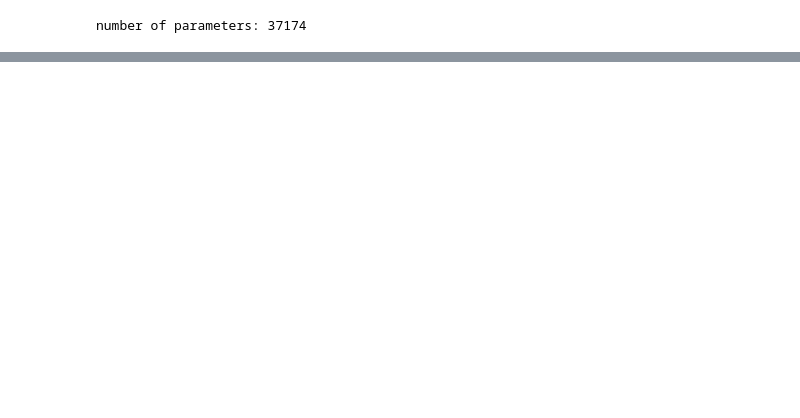
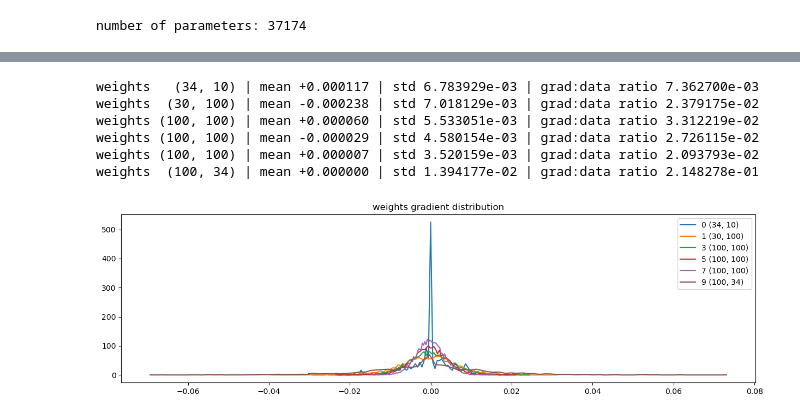
Before and after one commit to nebulaw/charmore, a Jupyter notebook: notebooks/charmore_p5.ipynb, the cells around one changed output, grey strips where cells are left out. Saved outputs shown, nothing was run; the diff lists cells and outputs as text; code cells hidden in the pictures; blank space fills up the shorter version.

```diff
--- a/notebooks/charmore_p5.ipynb
+++ b/notebooks/charmore_p5.ipynb
@@ -224,0 +272,23 @@ step: 200000; loss: 1.9271
+# %%
+def show_wg_distribution():
+    plt.figure(figsize=(15, 4))
+    legends = []
+    for i, p in enumerate(params):
+        t = p.grad
+        if p.ndim == 2:
+            print('weights %10s | mean %+f | std %e | grad:data ratio %e' % (tuple(p.shape), t.mean(), t.std(), t.std() / p.std()))
+            hy, hx = torch.histogram(t, density=True)
+            plt.plot(hx[:-1].detach(), hy.detach())
+            legends.append(f'{i} {tuple(p.shape)}')
+    plt.legend(legends)
+    plt.title('weights gradient distribution')
+# %%
+show_wg_distribution()
+# %% [output]
+weights   (34, 10) | mean +0.000117 | std 6.783929e-03 | grad:data ratio 7.362700e-03
+weights  (30, 100) | mean -0.000238 | std 7.018129e-03 | grad:data ratio 2.379175e-02
+weights (100, 100) | mean +0.000060 | std 5.533051e-03 | grad:data ratio 3.312219e-02
+weights (100, 100) | mean -0.000029 | std 4.580154e-03 | grad:data ratio 2.726115e-02
+weights (100, 100) | mean +0.000007 | std 3.520159e-03 | grad:data ratio 2.093793e-02
+weights  (100, 34) | mean +0.000000 | std 1.394177e-02 | grad:data ratio 2.148278e-01
+[figure, added]
```
Also changed, not shown: parts of 15 cells of this notebook.
